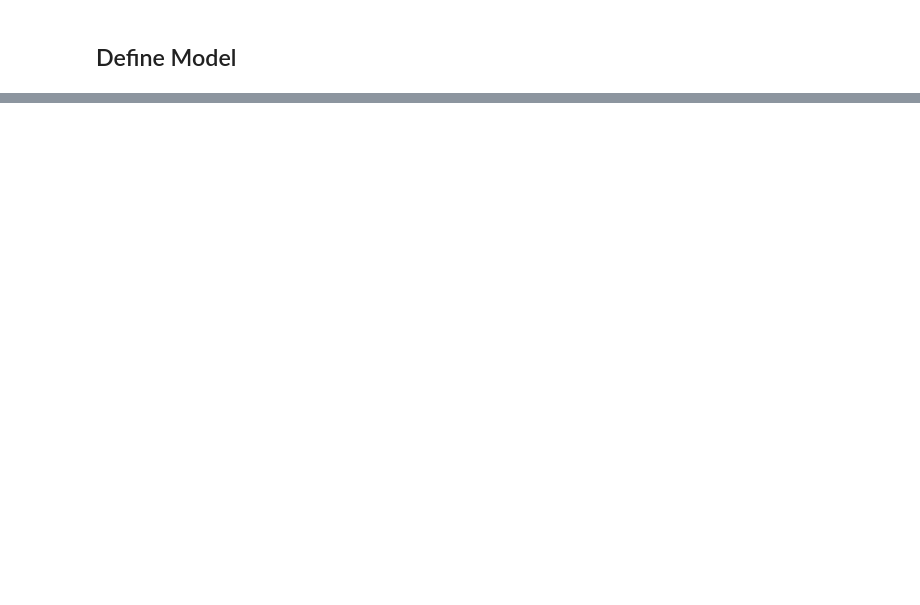
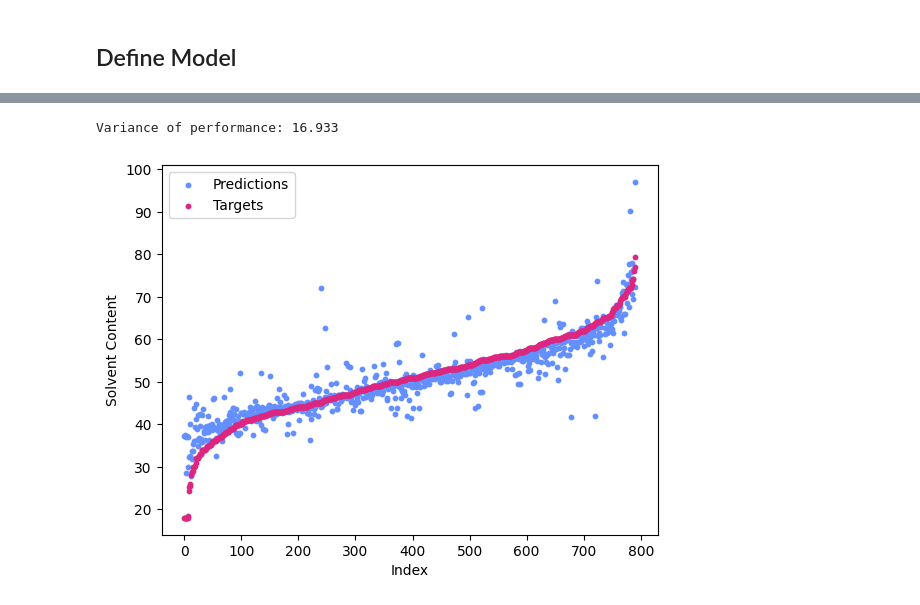
Before and after one commit to ChristinaVlach/Introduction-Statistical-Data-Analysis-Machine-Learning, a Jupyter notebook: regression/notebooks/extras/notebook_ex_neural_network_pdb.ipynb, the cells around one changed output, grey strips where cells are left out. Saved outputs shown, nothing was run; the diff lists cells and outputs as text; code cells hidden in the pictures; blank space fills up the shorter version.

```diff
--- a/regression/notebooks/extras/notebook_ex_neural_network_pdb.ipynb
+++ b/regression/notebooks/extras/notebook_ex_neural_network_pdb.ipynb
@@ -20,6 +20,6 @@ colors1=[mcolors.to_rgb(i) for i in hex1]
 ## Load protein data from PDB dataset
 # %%
 jsons = []
-with open('../../../supplemental_material/pdb/dataset2.txt', 'r') as file:
+with open('../../../supplemental_material/pdb/dataset_4000.txt', 'r') as file:
     for line in file:
         jsons.append(json.loads(line))
@@ -36,15 +38,16 @@ all_targets = np.zeros((len(data), 1))
 indices = []
 for i in range(len(data)):
     entry = data[i]['entry']
-    if 'cell' in entry and 'exptl_crystal' in entry and len(entry['cell'].keys()) >= 7 and len(entry['exptl_crystal'][0].keys()) >= 3:
+    if 'cell' in entry and 'exptl_crystal' in entry and 'density_percent_sol' in entry['exptl_crystal'][0] \
+        and len(entry['cell'].keys()) >= 7 and len(entry['exptl_crystal'][0].keys()) >= 3:
         all_inputs[i, 0] = entry['cell']['angle_alpha']
         all_inputs[i, 1] = entry['cell']['angle_beta']
         all_inputs[i, 2] = entry['cell']['angle_gamma']
         all_inputs[i, 3] = entry['cell']['length_a']
         all_inputs[i, 4] = entry['cell']['length_b']
         all_inputs[i, 5] = entry['cell']['length_c']
-        all_targets[i] = entry['exptl_crystal'][0]['density_matthews']
-        all_inputs[i, 6] = entry['exptl_crystal'][0]['density_percent_sol']
+        all_inputs[i,6] = entry['exptl_crystal'][0]['density_matthews']
+        all_targets[i] = entry['exptl_crystal'][0]['density_percent_sol']
         indices.append(i)
     # else:
     #     print('skipped %d' % i)
@@ -60,8 +65,8 @@ np.random.seed(42)
 indices = np.random.permutation(len(all_inputs))
 
 # Split the indices for training, testing, and validation sets
-train_indices = indices[:3 * len(all_inputs) // 4]
-test_indices = indices[3 * len(all_inputs) // 4:]
+train_indices = indices[:4 * len(all_inputs) // 5]
+test_indices = indices[4 * len(all_inputs) // 5:]
 
 # Create the training, testing, and validation sets
 inputs_training = all_inputs[train_indices]
@@ -77,7 +82,7 @@ target_tensor = torch.tensor(targets_training, dtype=torch.float32)
 # Define the model architecture using a sequential container
 
 # define input size, hidden layer size, output size
-D_i, D_k, D_o = 7, 50, 1
+D_i, D_k, D_o = 7, 16, 1
 
 # The model consists of:
 model = nn.Sequential(
@@ -87,10 +92,10 @@ model = nn.Sequential(
     # nn.ReLU(),
     # nn.Linear(D_k, D_k),
     nn.ReLU(),
-    nn.Linear(D_k, D_k),
-    nn.ReLU(),
-    nn.Linear(D_k, D_k),
-    nn.ReLU(),
+    # nn.Linear(D_k, D_k),
+    # nn.ReLU(),
+    # nn.Linear(D_k, D_k),
+    # nn.ReLU(),
     nn.Linear(D_k, D_k),
     nn.ReLU(),
     nn.Linear(D_k, D_o),
@@ -154,12 +181,17 @@ plt.show()
 # %%
-var_performance = np.sum((predictions_test - targets_testing)**2)
+var_performance = np.sum((predictions_test - targets_testing)**2)/len(predictions_test)
 print('Variance of performance: %.3f' % var_performance)
+# %% [output]
+Variance of performance: 16.933
 # %%
 order = np.argsort(targets_testing.flatten())
 xvals = np.arange(len(targets_testing))
 plt.scatter(xvals,predictions_test[order],label='Predictions',s=10,color=colors1[0])
-plt.scatter(xvals,targets_testing[order],label='Targets',s=10,color=colors1[2])
+plt.scatter(xvals,targets_testing[order],label='Targets',color=colors1[2],s=10)
+#plt.fill_between(xvals,targets_testing[order].flatten()-np.sqrt(var_performance),targets_testing[order].flatten()+np.sqrt(var_performance),alpha=0.5,color=colors1[2])
 plt.xlabel('Index')
-plt.ylabel('Matthews Coefficient')
+plt.ylabel('Solvent Content')
 plt.legend()
 plt.show()
+# %% [output]
+[figure, added]
```
Also changed, not shown: parts of 7 cells of this notebook, 7 other files.
